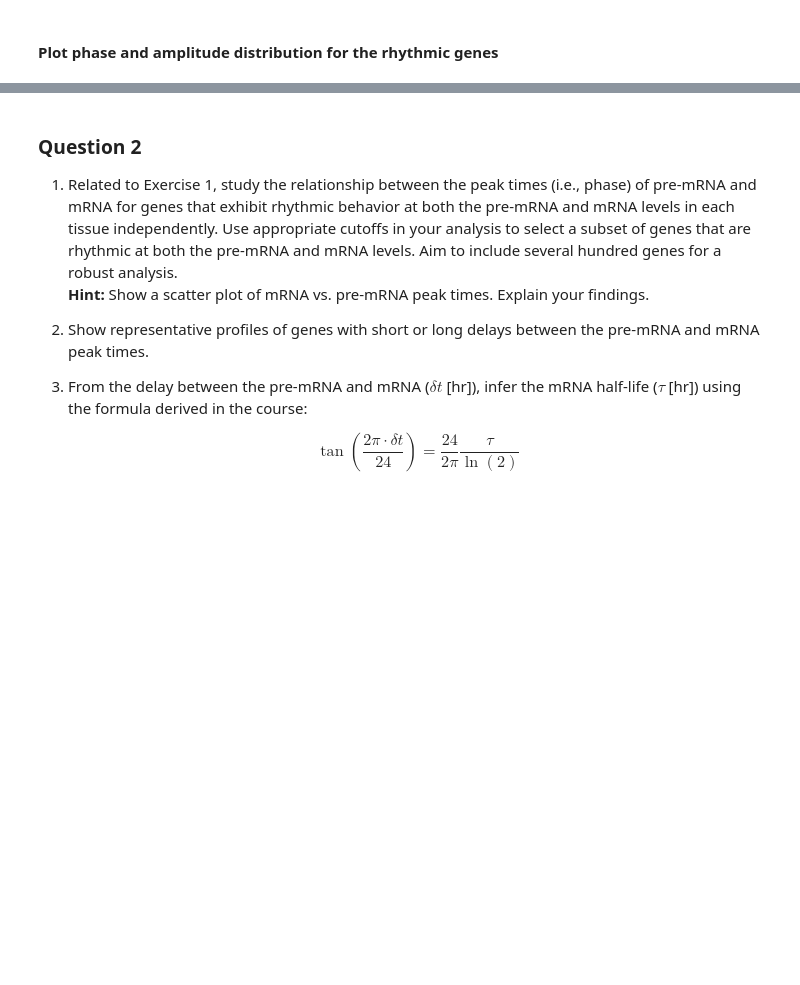
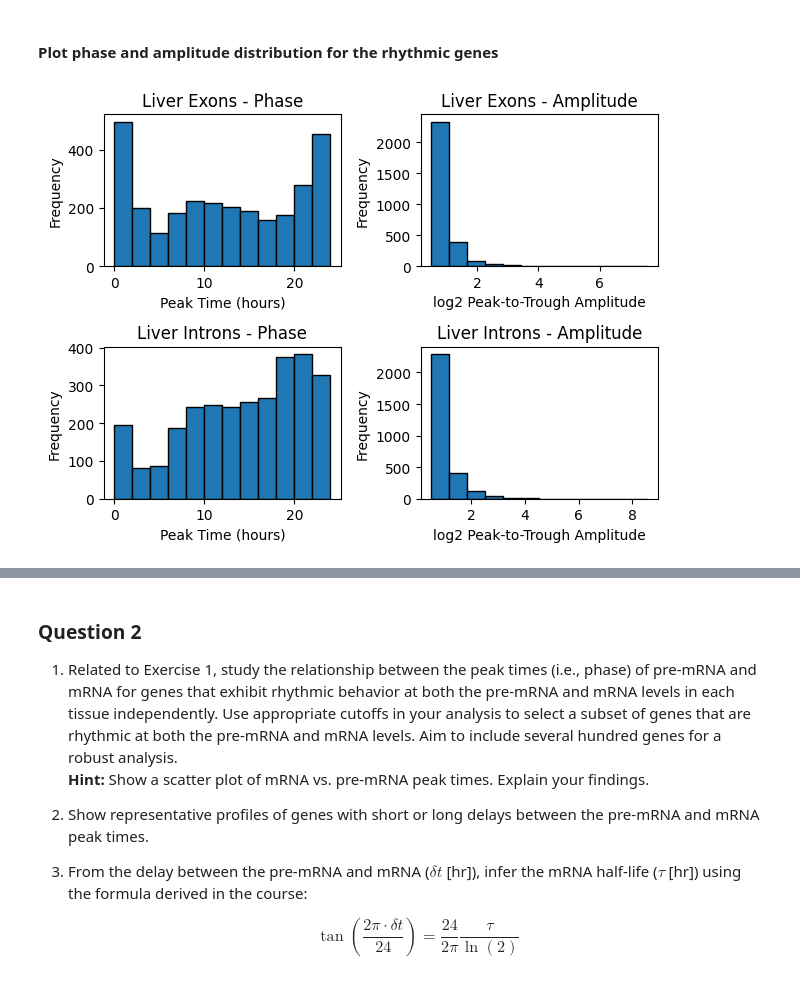
Before and after one commit to loris-fab/Genome-to-function_assignement3, a Jupyter notebook: Exercise_Week11_12_B_Exercises.ipynb, the cells around one changed output, grey strips where cells are left out. Drawn from its saved outputs; the diff is of its cells as text; code cells hidden in the pictures; blank space fills up the shorter version.

```diff
--- a/Exercise_Week11_12_B_Exercises.ipynb
+++ b/Exercise_Week11_12_B_Exercises.ipynb
@@ -702,2 +703,18 @@ results_exon_muscle = fit_harmo(dat_exon_muscle, time, T)
+# %%
+# Define the genes with significant gene expression rhythm in the liver
+
+# Exon
+# Filter rhythmic genes in liver and muscle
+gene_liver_exon = np.logical_and(results_exon_liver['q_val'] < 0.05,
+                                 results_exon_liver['amp'] > 0.5)
+gene_muscle_exon = np.logical_and(results_exon_muscle['q_val'] < 0.05,
+                                  results_exon_muscle['amp'] > 0.5)
+
+# Intron
+# Filter rhythmic genes in liver and muscle
+gene_liver_intron = np.logical_and(results_intron_liver['q_val'] < 0.05,
+                                   results_intron_liver['amp'] > 0.5)
+gene_muscle_intron = np.logical_and(results_intron_muscle['q_val'] < 0.05,
+                                    results_intron_muscle['amp'] > 0.5)
 # %% [markdown]
 #### Plot phase and amplitude distribution for the rhythmic genes
@@ -708,0 +721,37 @@ results_exon_muscle = fit_harmo(dat_exon_muscle, time, T)
+# %%
+import matplotlib.pyplot as plt
+
+# Exons - liver
+
+# Phase for Liver Exons
+plt.subplot(2, 2, 1)
+plt.hist(results_exon_liver.loc[gene_liver_exon, 'phase'], bins=12, edgecolor='k')
+plt.title("Liver Exons - Phase")
+plt.xlabel("Peak Time (hours)")
+plt.ylabel("Frequency")
+# Amplitude for Liver Exons
+plt.subplot(2, 2, 2)
+plt.hist(results_exon_liver.loc[gene_liver_exon, 'amp'], bins=12, edgecolor='k')
+plt.title("Liver Exons - Amplitude")
+plt.xlabel("log2 Peak-to-Trough Amplitude")
+plt.ylabel("Frequency")
+
+# Introns - liver
+
+# Phase for Liver Introns
+plt.subplot(2, 2, 3)
+plt.hist(results_intron_liver.loc[gene_liver_intron, 'phase'], bins=12, edgecolor='k')
+plt.title("Liver Introns - Phase")
+plt.xlabel("Peak Time (hours)")
+plt.ylabel("Frequency")
+# Amplitude for Liver Introns
+plt.subplot(2, 2, 4)
+plt.hist(results_intron_liver.loc[gene_liver_intron, 'amp'], bins=12, edgecolor='k')
+plt.title("Liver Introns - Amplitude")
+plt.xlabel("log2 Peak-to-Trough Amplitude")
+plt.ylabel("Frequency")
+
+plt.tight_layout()
+plt.show()
+# %% [output]
+[figure, added]
```
Also changed, not shown: parts of 15 cells of this notebook.
